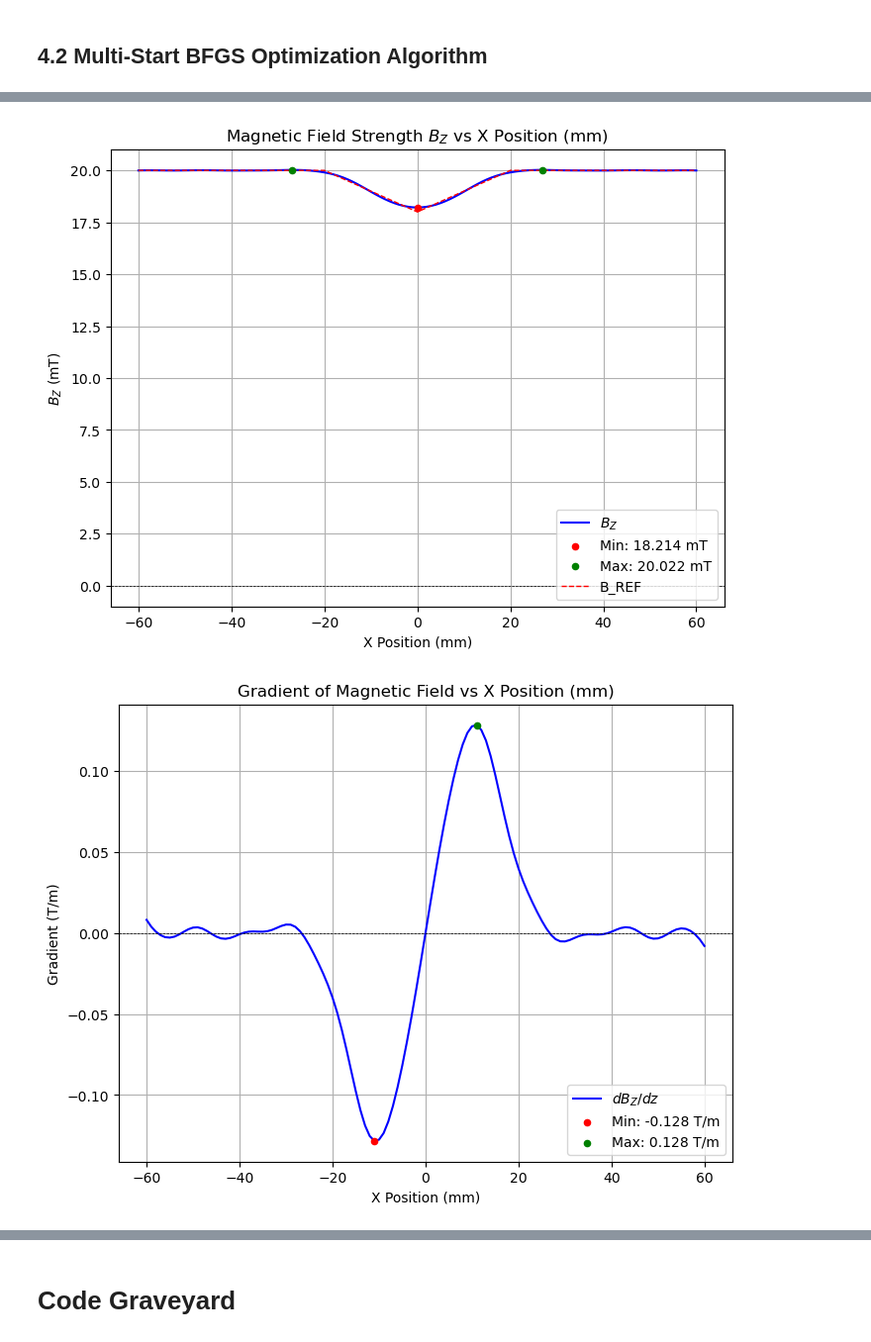
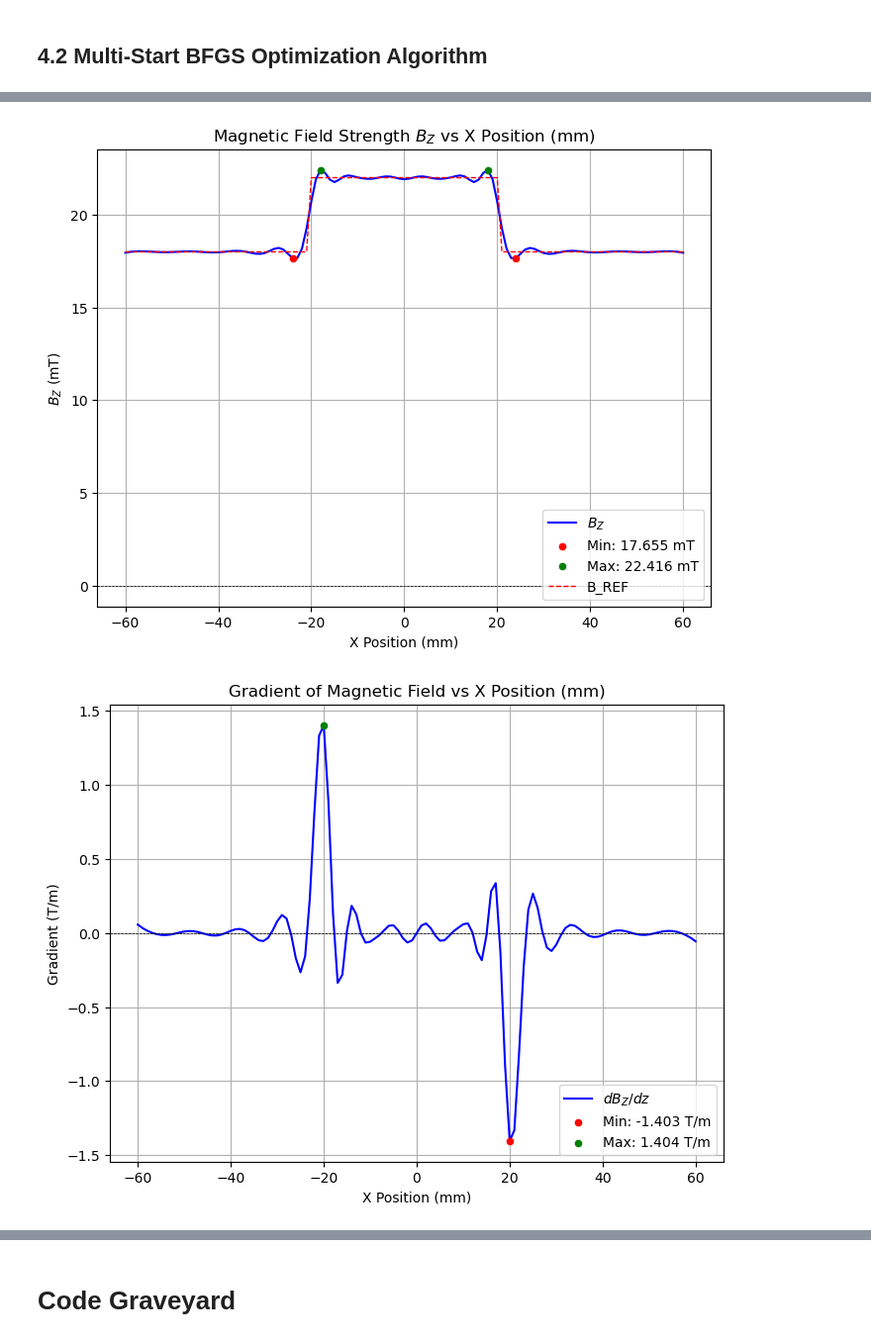
Before and after one commit to joostwijn/Rotating_Magnetic_Setup, a Jupyter notebook: 3. Magnets/Field_Shaping_Algorithm_JAX.ipynb, the cells around one changed output, grey strips where cells are left out. Shown at 99% size. Cells and saved outputs as stored; diff of their text form; code cells hidden in the pictures.

```diff
--- a/3. Magnets/Field_Shaping_Algorithm_JAX.ipynb
+++ b/3. Magnets/Field_Shaping_Algorithm_JAX.ipynb
@@ -762,16 +762,16 @@ jax.clear_caches()
 # Dimensions and coordinates of the magnet grid, magnets and observation points.
 #------------------------------------------------------------------
 A_TOTAL = 180e-3    # Grid width (x-dimension)
-A_ONE   = 5e-3   # Magnet width (x-dimension)
-N_X     = 22     # Number of magnets in x-direction
+A_ONE   = 1e-3   # Magnet width (x-dimension)
+N_X     = 180     # Number of magnets in x-direction
 B_TOTAL = 30e-3    # Grid depth (y-dimension)
-B_ONE   = 5e-3     # Magnet depth (y-dimension)
-N_Y     = 3       # Number of magnets in y-direction
-H       = 5e-3     # Magnet height (z-dimension)
+B_ONE   = 1e-3     # Magnet depth (y-dimension)
+N_Y     = 27       # Number of magnets in y-direction
+H       = 1e-3     # Magnet height (z-dimension)
 MZ      = 1.29     # Magnetization along z
 
 # Vertical offsets for each magnet column (using same offset for all)
-ZL = jnp.full(N_X, 20e-3) # jnp.array([20e-3, 20e-3, 20e-3, 20e-3, 20e-3, 20e-3, 20e-3, 20e-3, 20e-3, 20e-3]); jnp.full(N_X, 20e-3)
+ZL = jnp.full(N_X, 18e-3) # jnp.array([20e-3, 20e-3, 20e-3, 20e-3, 20e-3, 20e-3, 20e-3, 20e-3, 20e-3, 20e-3]); jnp.full(N_X, 20e-3)
 # jnp.array([16e-3, 18e-3, 20e-3, 20e-3, 20e-3, 20e-3, 20e-3, 20e-3, 20e-3, 20e-3, 20e-3, 20e-3, 20e-3, 20e-3, 20e-3, 20e-3, 18e-3, 16e-3])
 
 
@@ -1640,12 +1646,12 @@ jax.clear_caches()
 # 2. Dimensions and coordinates of the magnet grid, magnets and observation points.
 #------------------------------------------------------------------
 A_TOTAL = 180e-3    # Grid width (x-dimension)
-A_ONE   = 5e-3   # Magnet width (x-dimension)
-N_X     = 18     # Number of magnets in x-direction
+A_ONE   = 1e-3   # Magnet width (x-dimension)
+N_X     = 180     # Number of magnets in x-direction
 B_TOTAL = 30e-3    # Grid depth (y-dimension)
-B_ONE   = 5e-3     # Magnet depth (y-dimension)
-N_Y     = 3       # Number of magnets in y-direction
-H       = 5e-3     # Magnet height (z-dimension)
+B_ONE   = 1e-3     # Magnet depth (y-dimension)
+N_Y     = 27       # Number of magnets in y-direction
+H       = 1e-3     # Magnet height (z-dimension)
 MZ      = 1.29     # Magnetization along z
 
 
@@ -1815,8 +1839,10 @@ Total iterations: 2000
 # %%
 # Plot the optimized configuration
 ZL = jnp.array(best_zl)  # Update ZL with the best configuration.
 plot_Bz(mode="Optimize Shape")
 plot_derivative(mode="Optimize Shape")
+# Plot the magnetic grid and view the observation points.
+plot_magnet_grid(A_TOTAL, A_ONE, N_X, B_TOTAL, B_ONE, N_Y, H, ZL, X_VAL, Y_VAL, Z_VAL)
 # %% [output]
-[figure, old version]
+[figure, new version]
-[figure, old version]
+[figure, new version]
```
Also changed, not shown: parts of 6 cells of this notebook.
